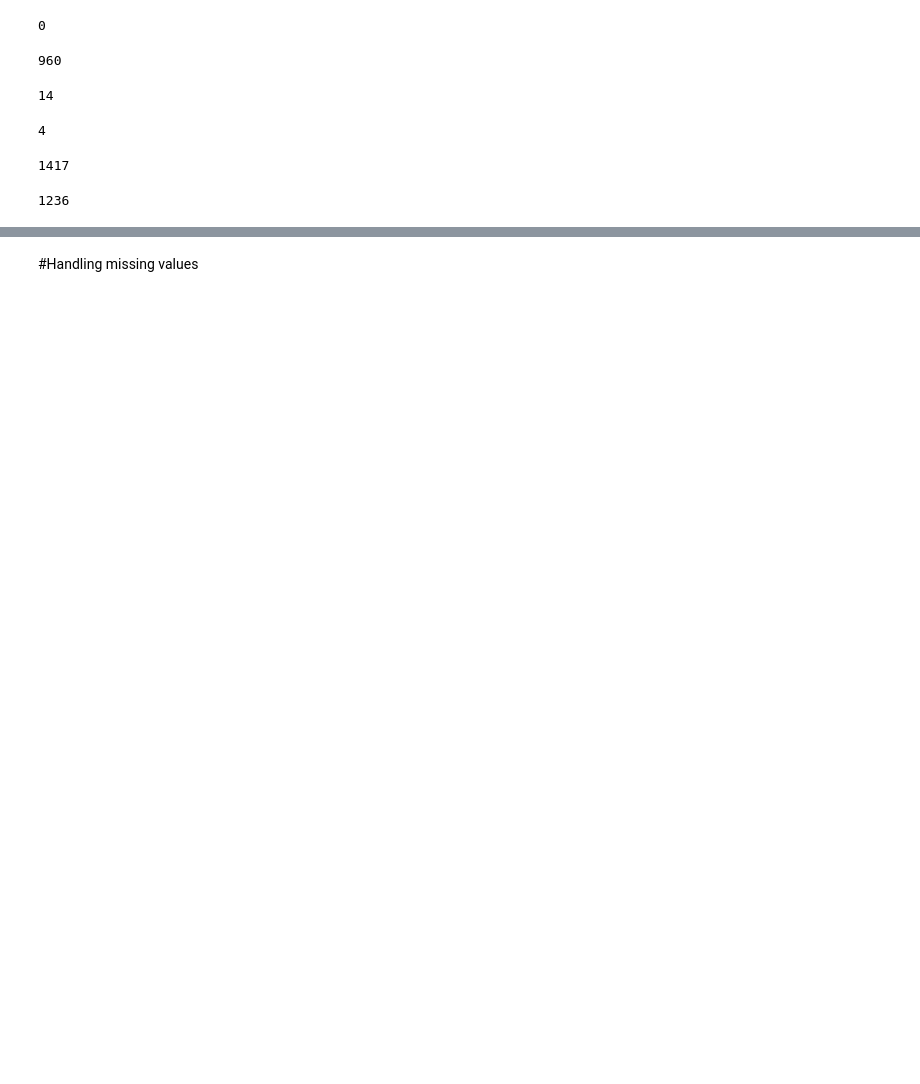
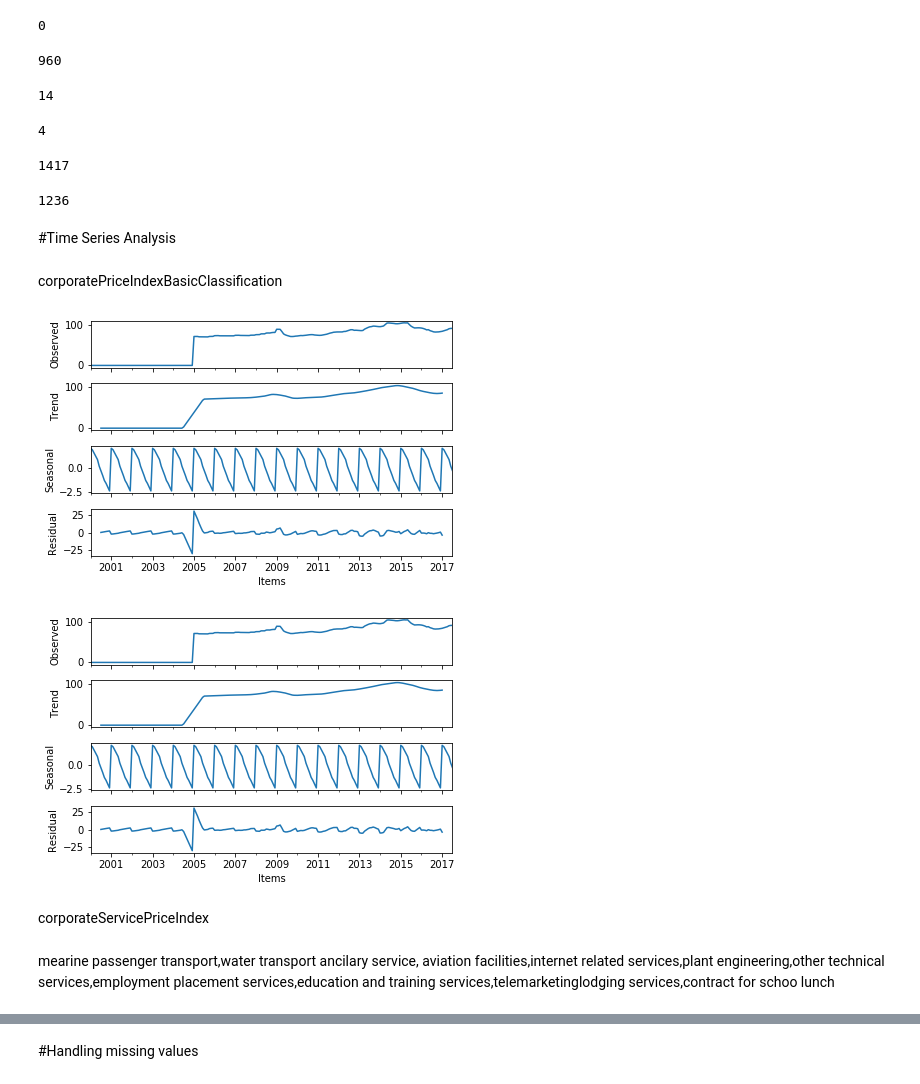
Before and after one commit to aang13/Google_colab_projects, a Jupyter notebook: MonthLy_Motor_Vehicle_Prediction.ipynb, the cells around one changed output, grey strips where cells are left out. Drawn from its saved outputs; the diff is of its cells as text; code cells hidden in the pictures; blank space fills up the shorter version.

```diff
--- a/MonthLy_Motor_Vehicle_Prediction.ipynb
+++ b/MonthLy_Motor_Vehicle_Prediction.ipynb
@@ -61,3 +65,29 @@ MechanicalSalesOrdersStatisticsByCustomer.isnull().sum().sum()
 VitalStatisticsOfSpecifiedServiceIndustriesAutomobileLe.isnull().sum().sum()
 # %% [output]
 1236
+# %% [markdown]
+#Time Series Analysis
+# %% [markdown]
+corporatePriceIndexBasicClassification
+# %%
+corporatePriceIndexBasicClassification.rename(columns={"(Reference) Electricity, city gas and water after adjustment of summer electricity rates": "RECGWaASER"},inplace=True)
+# %%
+corporatePriceIndexBasicClassification['RECGWaASER']=corporatePriceIndexBasicClassification['RECGWaASER'].fillna(0)
+# %%
+import matplotlib
+import statsmodels.api as sm
+%matplotlib inline
+#matplotlib.rcParams['figure.figsize']=[12.0,8.0]
+corporatePriceIndexBasicClassification.reset_index(inplace=True)
+corporatePriceIndexBasicClassification['Items']=pd.to_datetime(corporatePriceIndexBasicClassification['Items'])
+corporatePriceIndexBasicClassification=corporatePriceIndexBasicClassification.set_index('Items')
+seasonal_decompostion= sm.tsa.seasonal_decompose(corporatePriceIndexBasicClassification['RECGWaASER'])
+seasonal_decompostion.plot()
+# plt.show()
+# %% [output]
+[figure, added]
+[figure, added]
+# %% [markdown]
+corporateServicePriceIndex
+# %% [markdown]
+mearine passenger transport,water transport ancilary service, aviation facilities,internet related services,plant engineering,other technical services,employment placement services,education and training services,telemarketinglodging services,contract for schoo lunch
```
Also changed, not shown: parts of 42 cells of this notebook.
